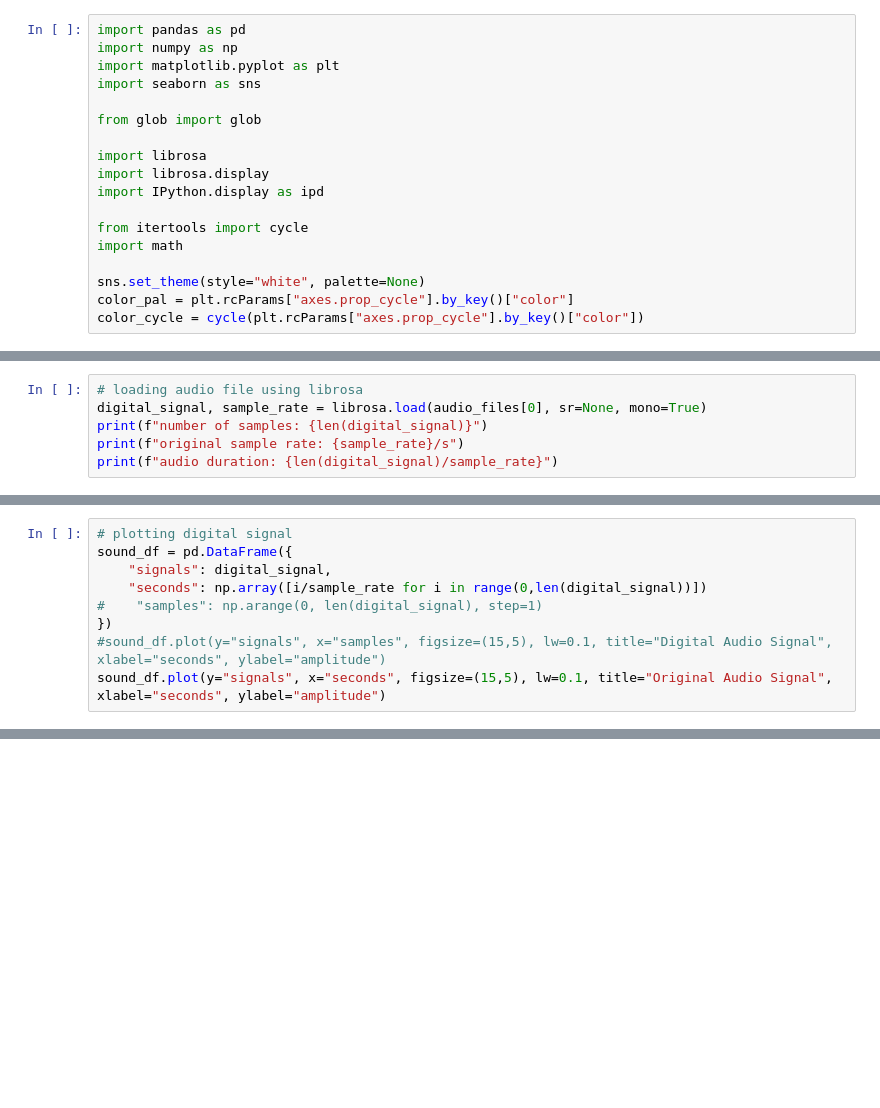
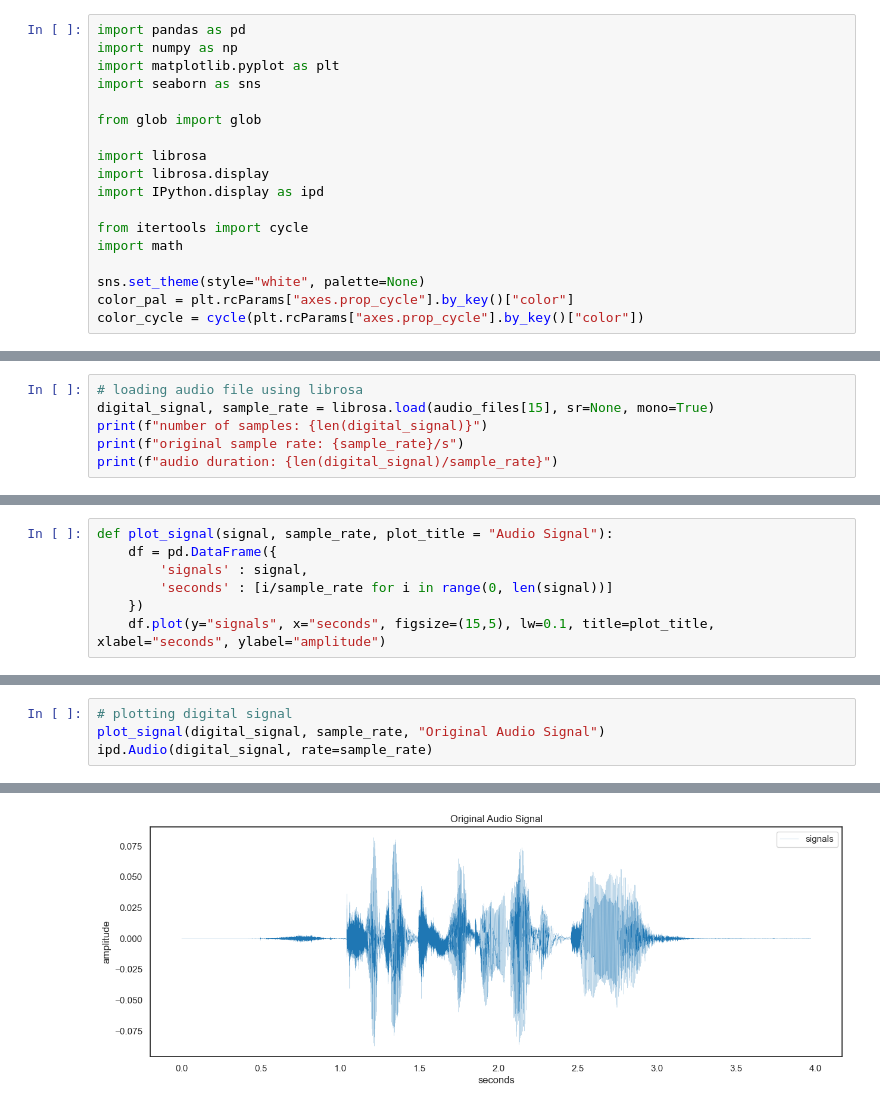
Before and after one commit to Syed-A-Naqvi/audiomorph, a Jupyter notebook: test.ipynb, the cells around one changed output, grey strips where cells are left out. Cells and saved outputs as stored; diff of their text form; blank space fills up the shorter version.

```diff
--- a/test.ipynb
+++ b/test.ipynb
@@ -20,0 +32,6 @@ color_cycle = cycle(plt.rcParams["axes.prop_cycle"].by_key()["color"])
+# %%
+# loading audio file using librosa
+digital_signal, sample_rate = librosa.load(audio_files[15], sr=None, mono=True)
+print(f"number of samples: {len(digital_signal)}")
+print(f"original sample rate: {sample_rate}/s")
+print(f"audio duration: {len(digital_signal)/sample_rate}")
@@ -31,6 +44,0 @@ ipd.Audio(audio_files[0])
-# %%
-# loading audio file using librosa
-digital_signal, sample_rate = librosa.load(audio_files[0], sr=None, mono=True)
-print(f"number of samples: {len(digital_signal)}")
-print(f"original sample rate: {sample_rate}/s")
-print(f"audio duration: {len(digital_signal)/sample_rate}")
@@ -43,9 +45,7 @@ audio duration: 3.6703333333333332
 # %%
-# plotting digital signal
-sound_df = pd.DataFrame({
-    "signals": digital_signal,
-    "seconds": np.array([i/sample_rate for i in range(0,len(digital_signal))])
-#    "samples": np.arange(0, len(digital_signal), step=1)
-})
-#sound_df.plot(y="signals", x="samples", figsize=(15,5), lw=0.1, title="Digital Audio Signal", xlabel="seconds", ylabel="amplitude")
-sound_df.plot(y="signals", x="seconds", figsize=(15,5), lw=0.1, title="Original Audio Signal", xlabel="seconds", ylabel="amplitude")
+def plot_signal(signal, sample_rate, plot_title = "Audio Signal"):
+    df = pd.DataFrame({
+        'signals' : signal,
+        'seconds' : [i/sample_rate for i in range(0, len(signal))]
+    })
+    df.plot(y="signals", x="seconds", figsize=(15,5), lw=0.1, title=plot_title, xlabel="seconds", ylabel="amplitude")
@@ -68,0 +52,5 @@ ipd.Audio(trimed_signal, rate=sample_rate)
+# %%
+# plotting digital signal
+plot_signal(digital_signal, sample_rate, "Original Audio Signal")
+ipd.Audio(digital_signal, rate=sample_rate)
+# %% [output]
@@ -68,0 +58 @@ ipd.Audio(trimed_signal, rate=sample_rate)
+[figure, added]
```
Also changed, not shown: parts of 17 cells of this notebook, 2 other files.
